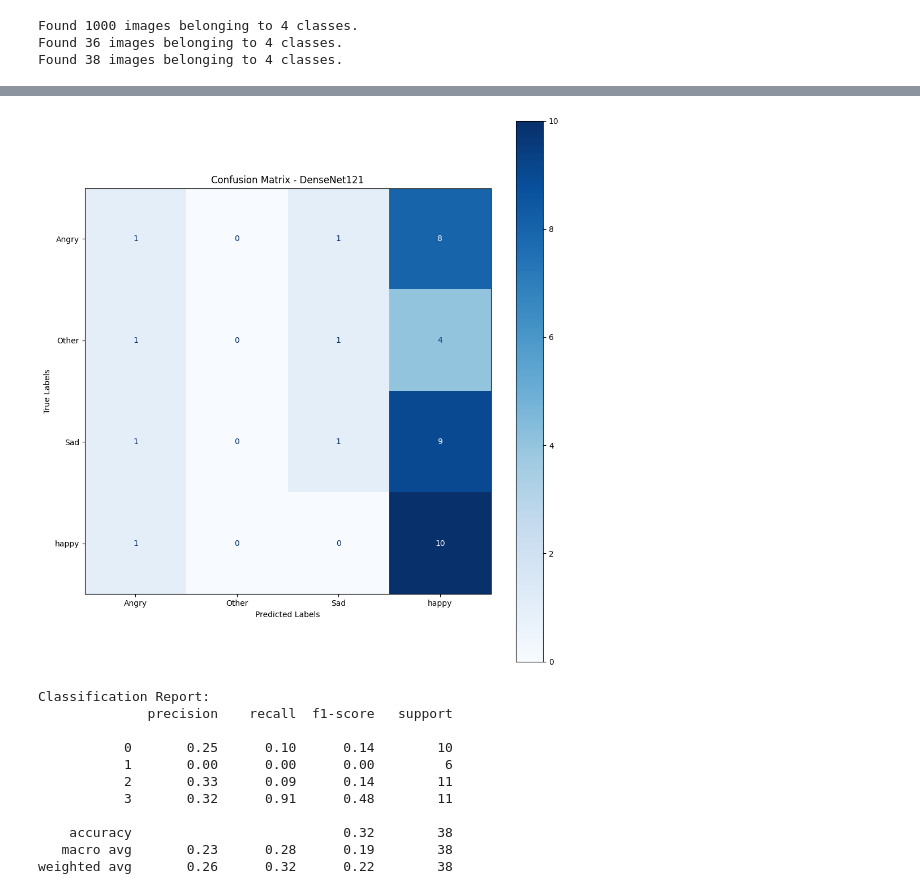
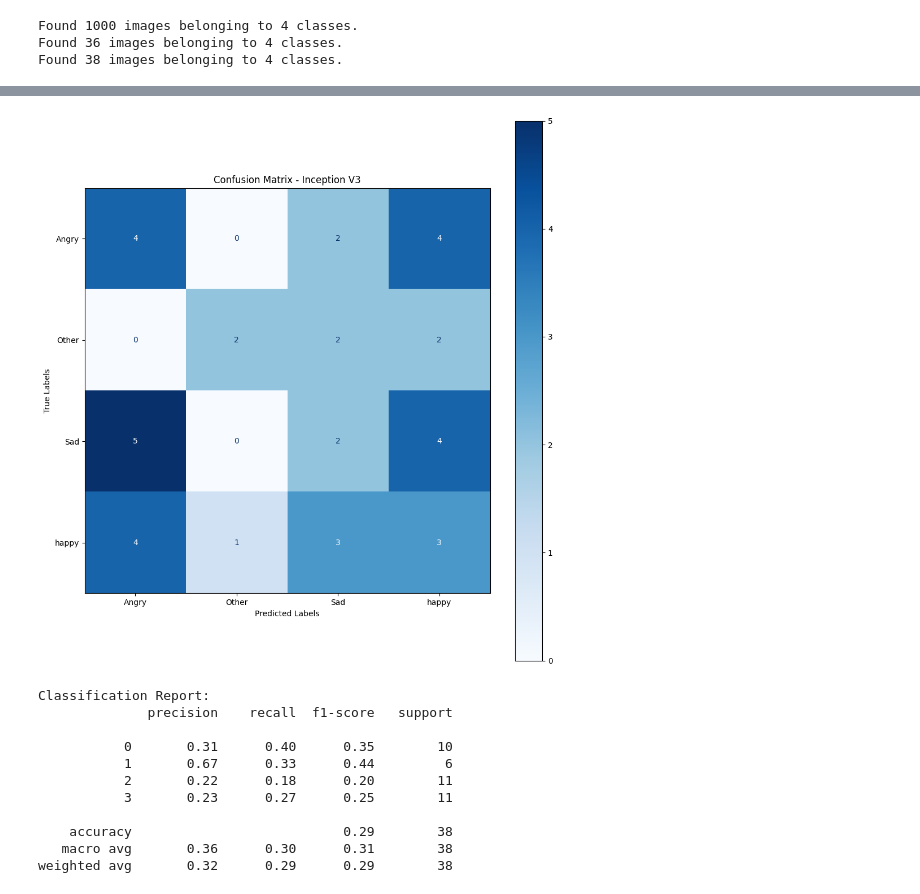
Before and after one commit to MoamenTalaat04/CNN-Architectures-From-Scratch-, a Jupyter notebook: Inception_V3.ipynb, the cells around one changed output, grey strips where cells are left out. Drawn from its saved outputs; the diff is of its cells as text; code cells hidden in the pictures.

```diff
--- a/Inception_V3.ipynb
+++ b/Inception_V3.ipynb
@@ -242,7 +242,7 @@ figure, ax = plt.subplots(figsize=(10, 10))
 display_cm.plot(ax=ax, cmap='Blues', colorbar=True)
 plt.xlabel('Predicted Labels')
 plt.ylabel('True Labels')
-ax.set_title('Confusion Matrix - DenseNet121')
+ax.set_title('Confusion Matrix - Inception V3')
 plt.tight_layout()
 plt.show()
 
@@ -256,12 +256,12 @@ Evaluating model on test set...
-[figure, old version]
+[figure, new version]
 Classification Report:
               precision    recall  f1-score   support
 
-           0       0.25      0.10      0.14        10
-           1       0.00      0.00      0.00         6
-           2       0.33      0.09      0.14        11
-           3       0.32      0.91      0.48        11
+           0       0.31      0.40      0.35        10
+           1       0.67      0.33      0.44         6
+           2       0.22      0.18      0.20        11
+           3       0.23      0.27      0.25        11
 
-    accuracy                           0.32        38
-   macro avg       0.23      0.28      0.19        38
-weighted avg       0.26      0.32      0.22        38
+    accuracy                           0.29        38
+   macro avg       0.36      0.30      0.31        38
+weighted avg       0.32      0.29      0.29        38
```
Also changed, not shown: parts of 4 cells of this notebook, 3 other files.
